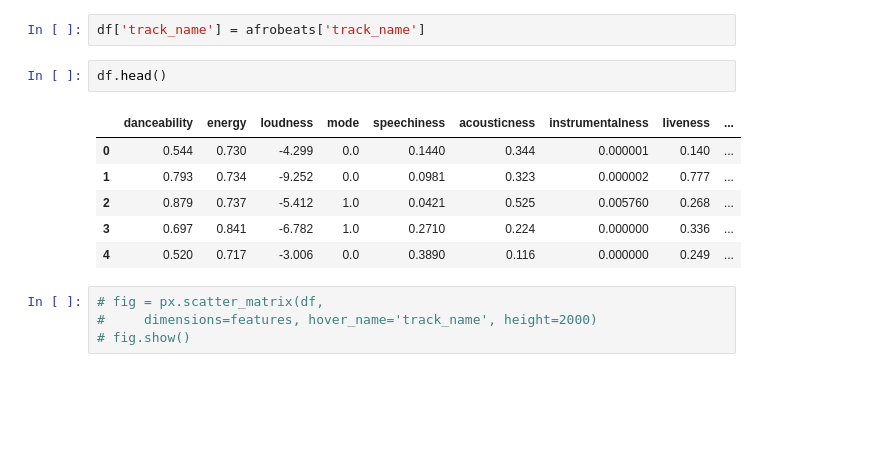
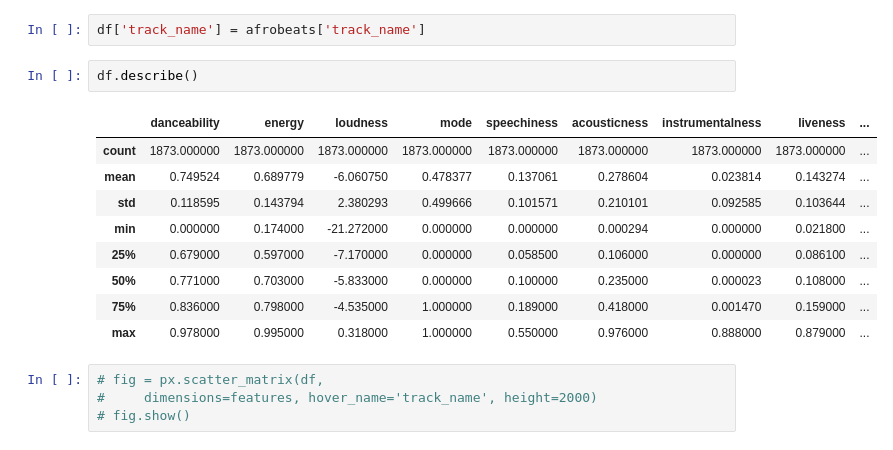
Before and after one commit to CaptCardoso/Afrobeats-Recommender-System, a Jupyter notebook: notebooks/02 EDA.ipynb, the cells around one changed output. Cells and saved outputs as stored; diff of their text form; blank space fills up the shorter version.

```diff
--- a/notebooks/02 EDA.ipynb
+++ b/notebooks/02 EDA.ipynb
@@ -60,14 +60,17 @@ df = afrobeats[features].copy()
 # %%
 df['track_name'] = afrobeats['track_name']
 # %%
-df.head()
+df.describe()
 # %% [output]
 |  | danceability | energy | loudness | mode | speechiness | acousticness | instrumentalness | liveness | ... |
-| 0 | 0.544 | 0.730 | -4.299 | 0.0 | 0.1440 | 0.344 | 0.000001 | 0.140 | ... |
-| 1 | 0.793 | 0.734 | -9.252 | 0.0 | 0.0981 | 0.323 | 0.000002 | 0.777 | ... |
-| 2 | 0.879 | 0.737 | -5.412 | 1.0 | 0.0421 | 0.525 | 0.005760 | 0.268 | ... |
-| 3 | 0.697 | 0.841 | -6.782 | 1.0 | 0.2710 | 0.224 | 0.000000 | 0.336 | ... |
-| 4 | 0.520 | 0.717 | -3.006 | 0.0 | 0.3890 | 0.116 | 0.000000 | 0.249 | ... |
+| count | 1873.000000 | 1873.000000 | 1873.000000 | 1873.000000 | 1873.000000 | 1873.000000 | 1873.000000 | 1873.000000 | ... |
+| mean | 0.749524 | 0.689779 | -6.060750 | 0.478377 | 0.137061 | 0.278604 | 0.023814 | 0.143274 | ... |
+| std | 0.118595 | 0.143794 | 2.380293 | 0.499666 | 0.101571 | 0.210101 | 0.092585 | 0.103644 | ... |
+| min | 0.000000 | 0.174000 | -21.272000 | 0.000000 | 0.000000 | 0.000294 | 0.000000 | 0.021800 | ... |
+| 25% | 0.679000 | 0.597000 | -7.170000 | 0.000000 | 0.058500 | 0.106000 | 0.000000 | 0.086100 | ... |
+| 50% | 0.771000 | 0.703000 | -5.833000 | 0.000000 | 0.100000 | 0.235000 | 0.000023 | 0.108000 | ... |
+| 75% | 0.836000 | 0.798000 | -4.535000 | 1.000000 | 0.189000 | 0.418000 | 0.001470 | 0.159000 | ... |
+| max | 0.978000 | 0.995000 | 0.318000 | 1.000000 | 0.550000 | 0.976000 | 0.888000 | 0.879000 | ... |
 # %%
 # fig = px.scatter_matrix(df,
 #     dimensions=features, hover_name='track_name', height=2000)
```
Also changed, not shown: parts of 2 cells of this notebook, 4 other files.
